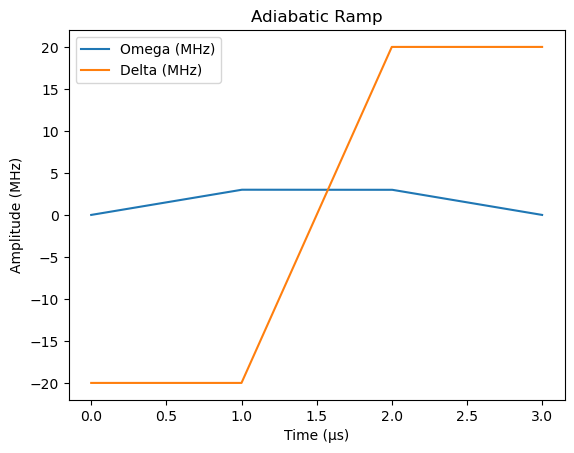
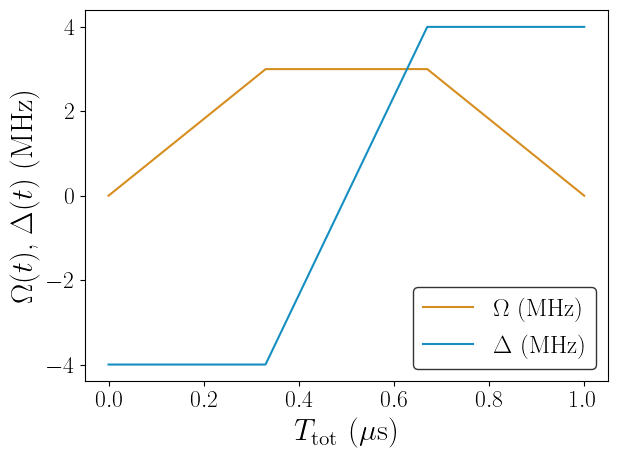
The notebook cell's code change between the first figure and the second:
--- before
+++ after
@@ -1,2 +1,11 @@
+mpl.rcParams['font.size'] = 14                      # Increase base font size
+mpl.rcParams['axes.labelsize'] = 22                 # Axis label font size
+mpl.rcParams['legend.fontsize'] = 18                # Legend font size
+mpl.rcParams['xtick.labelsize'] = 17                # Tick label size
+mpl.rcParams['ytick.labelsize'] = 17
+mpl.rcParams['text.usetex'] = True #use external tex engie
+mpl.rcParams['font.family'] = 'serif'  # Optional: for LaTeX-like serif font
+mpl.rcParams['font.serif'] = ['Computer Modern Roman']
+
 # --- observables: Rydberg density on each site --------------
 densities = [np.trace(rho_t @ Pr_ops[j]).real for j in range(k)]
@@ -4,10 +13,11 @@
 # --- plotting ------------------------------------------------
 fig, ax = plt.subplots()
-ax.plot(t_grid*1e6, Omega_t/(2*np.pi*1e6), label="Omega (MHz)")
-ax.plot(t_grid*1e6, Delta_t/(2*np.pi*1e6), label="Delta (MHz)")
-ax.set_xlabel("Time (μs)")
-ax.set_ylabel("Amplitude (MHz)")
-ax.set_title("Adiabatic Ramp")
-ax.legend()
+ax.plot(t_grid*1e6, Omega_t/(2*np.pi*1e6), label=r"$\Omega$ (MHz)", color='#d78e20')
+ax.plot(t_grid*1e6, Delta_t/(2*np.pi*1e6), label=r"$\Delta$ (MHz)", color='#158fc2')
+ax.set_xlabel(r"$T_{\mathrm{tot}}$ ($\mu$s)")
+ax.set_ylabel(r"$\Omega(t)$, $\Delta(t)$ (MHz)")
+plt.tight_layout()
+plt.legend(frameon=True, edgecolor='black')
+plt.savefig("amplitude.pdf")  # Save as PDF
 plt.show()
 

Commit: Analysis of the trot. noise model + ibm sampler w fake backend (#4)